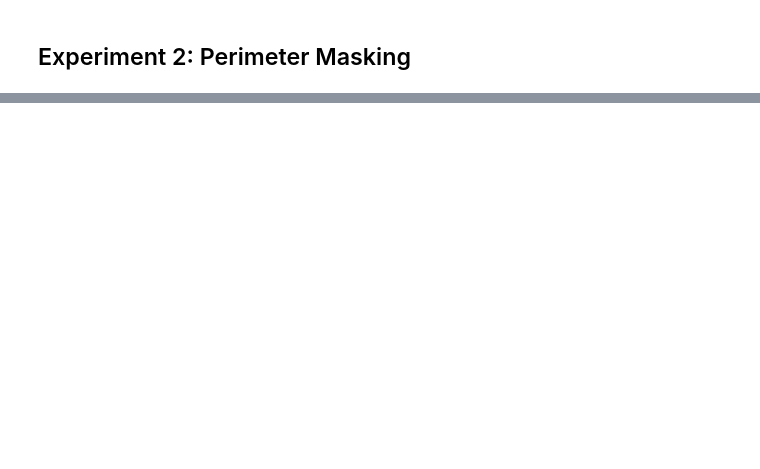
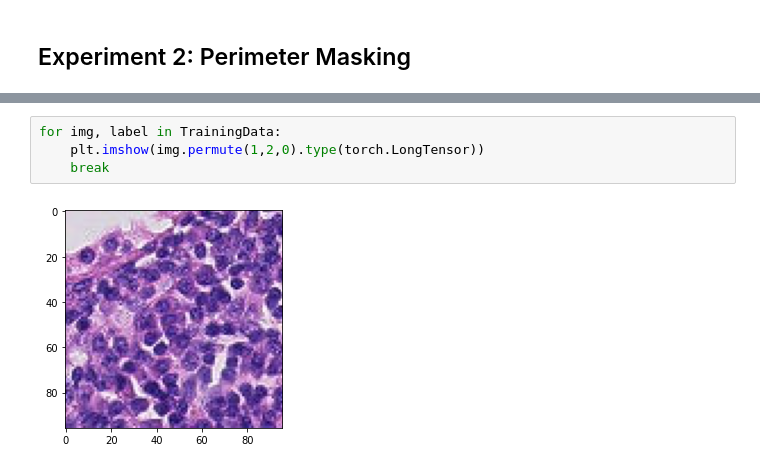
Before and after one commit to waleedrana1/NeuralNetsProject, a Jupyter notebook: Neural_Net_final_project.ipynb, the cells around one changed output, grey strips where cells are left out. Saved outputs shown, nothing was run; the diff lists cells and outputs as text; blank space fills up the shorter version.

```diff
--- a/Neural_Net_final_project.ipynb
+++ b/Neural_Net_final_project.ipynb
@@ -255,0 +325,6 @@ COMPUTATIONAL EXPERIMENT ONE
+# %%
+for img, label in TrainingData:
+    plt.imshow(img.permute(1,2,0).type(torch.LongTensor))
+    break
+# %% [output]
+[figure, added]
```
Also changed, not shown: parts of 13 cells of this notebook, 1 other file.
